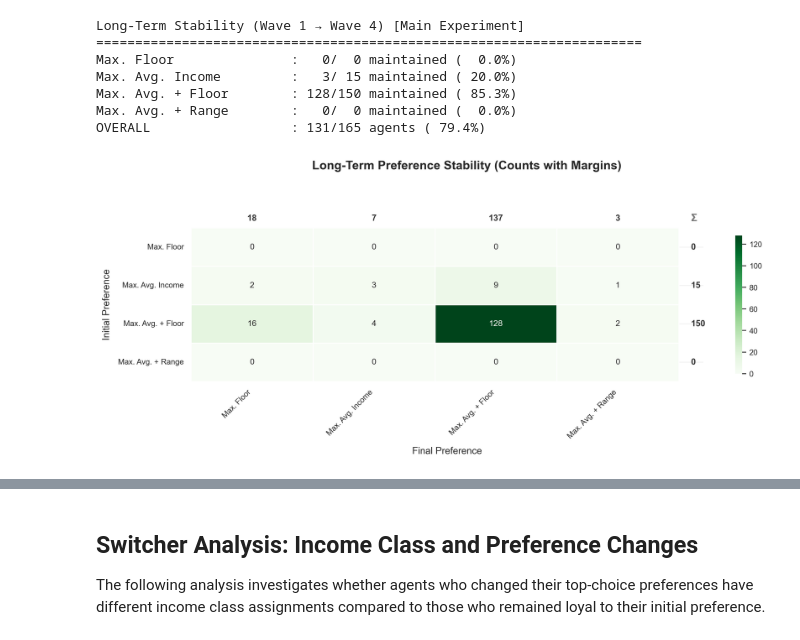
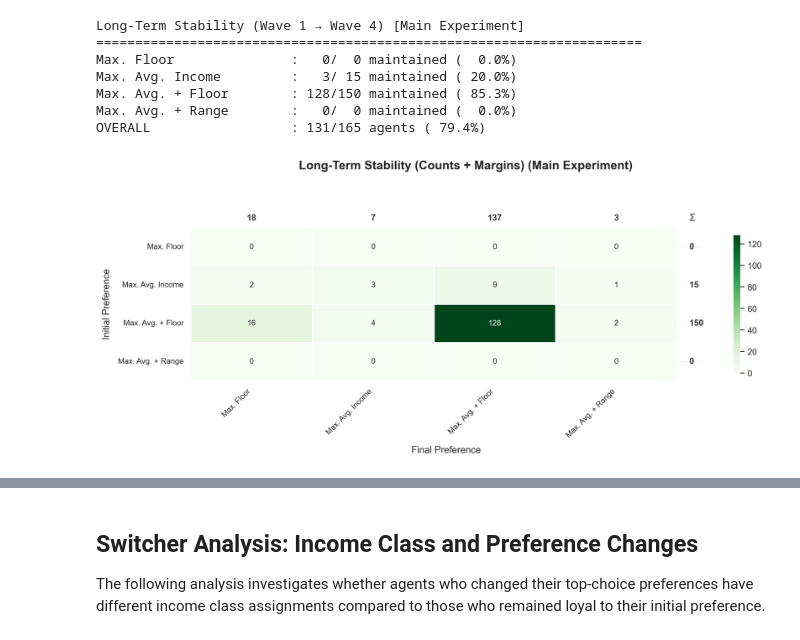
Before and after one commit to Lucas-Mueller/Master-Thesis-Lucas-Mueller, a Jupyter notebook: experiment_execution/main_experiment/main_experiment_descriptive_analysis.ipynb, the cells around one changed output, grey strips where cells are left out. Drawn from its saved outputs; the diff is of its cells as text; code cells hidden in the pictures.

```diff
--- a/experiment_execution/main_experiment/main_experiment_descriptive_analysis.ipynb
+++ b/experiment_execution/main_experiment/main_experiment_descriptive_analysis.ipynb
@@ -308,21 +393,21 @@ OVERALL                  : 131/165 agents ( 79.4%)
 # %%
 # VISUALIZATION: Long-Term Preference Stability Counts with Margins
 principle_order = [
     "Max Floor",
     "Max Avg Income",
     "Max Avg + Floor",
     "Max Avg + Range"
 ]
 
 principle_display_order = format_principle_labels(principle_order)
 
 # Create the counts heatmap with margins
 plot_long_term_margin(
     transition_data,
     principle_display_order=principle_display_order,
     format_principle_label=format_principle_label,
     title_suffix="Main Experiment",
-    title="Long-Term Preference Stability (Counts with Margins)"
+    title="Long-Term Stability (Counts + Margins) (Main Experiment)",
 )
 # %% [output]
-[figure, old version]
+[figure, new version]
```
Also changed, not shown: parts of 10 cells of this notebook, 4 other files.
